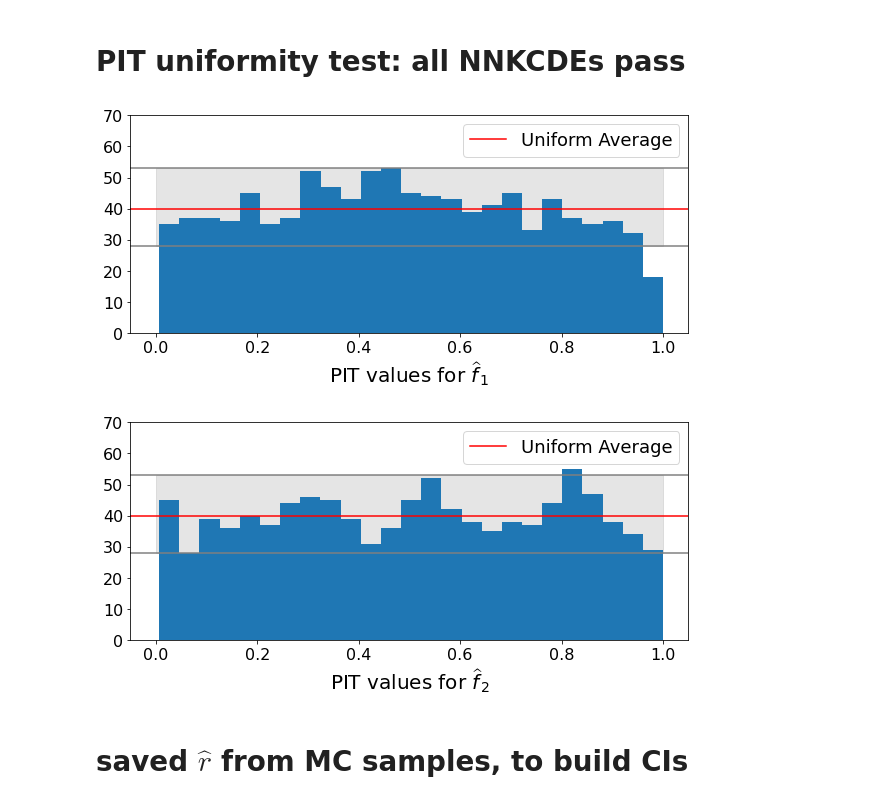
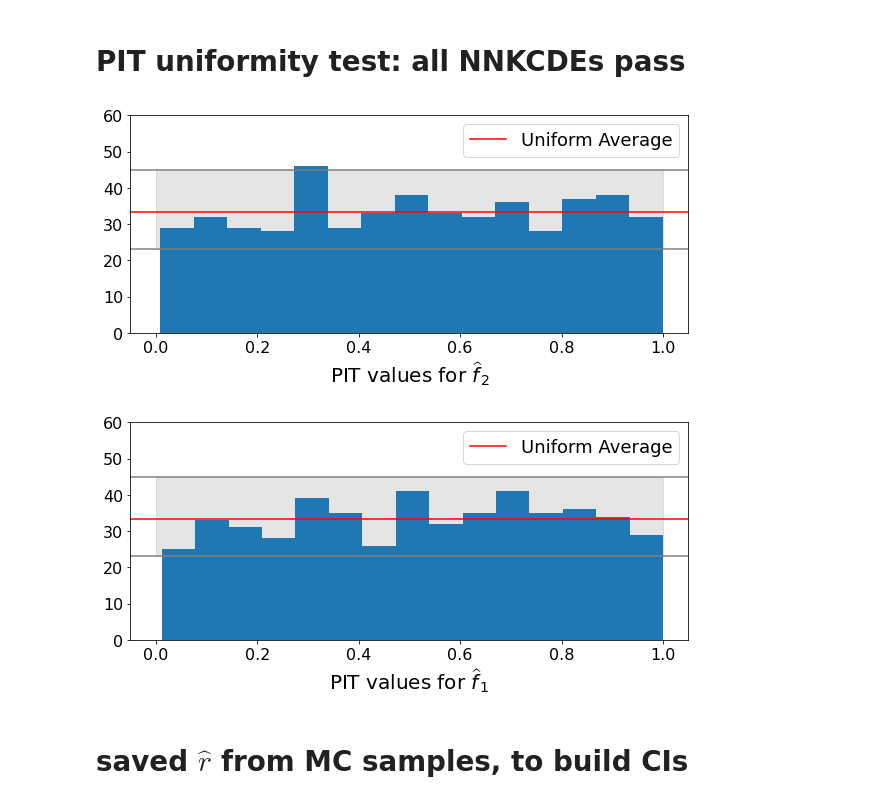
Before and after one commit to zhao-david/CDE-diagnostics, a Jupyter notebook: toy_example_1_v2.ipynb, the cells around one changed output. Saved outputs shown, nothing was run; the diff lists cells and outputs as text; code cells hidden in the pictures.

```diff
--- a/toy_example_1_v2.ipynb
+++ b/toy_example_1_v2.ipynb
@@ -38,7 +38,7 @@ def get_true_conditional_dist(X, Z, std=1):
 # %%
 # sample points
 rho = 0.8  #-0.2
-size = 15100  # train 10000, val 5000, test 100
+size = 15500  # train 10000, val 5000, test 500
 X_data, Y_data, Z_data = sample_X_Y_Z(rho=rho, size=size)
 # %%
 plt.scatter(X_data, Z_data)
@@ -121,7 +121,7 @@ model.fit(x_train=XZ_train, z_train=Y_train)
 n_grid = 151
 z_grid = np.linspace(-15, 15, n_grid)
 # %%
-n_test = 100
+n_test = 500
 XZ_test = np.array([[x,z] for x,z in zip(X_data[-n_test:], Z_data[-n_test:])])
 Y_test = np.array(Y_data[-n_test:])
 # %%
@@ -234,15 +249,17 @@ Integral of the first density integrates to: 1.00
 pit_values = 1 - cdf_coverage(cde_test, z_grid, Y_test)
 pit_values_X = 1 - cdf_coverage(cde_test_X, z_grid, Y_test)
 # %%
-fig_pit = plot_with_uniform_band(values=pit_values, ci_level=0.95, x_label='PIT values for $\widehat f_1$', n_bins=25, ylim=[0, 70])
+# good model
+fig_pit = plot_with_uniform_band(values=pit_values, ci_level=0.95, x_label='PIT values for $\widehat f_2$', n_bins=15, ylim=[0, 60])
 fig_pit
 # %% [output]
-[figure, old version]
+[figure, new version]
 # %%
-fig_pit = plot_with_uniform_band(values=pit_values_X, ci_level=0.95, x_label='PIT values for $\widehat f_2$', n_bins=25, ylim=[0, 70])
+# bad model
+fig_pit = plot_with_uniform_band(values=pit_values_X, ci_level=0.95, x_label='PIT values for $\widehat f_1$', n_bins=15, ylim=[0, 60])
 fig_pit
 # %% [output]
-[figure, old version]
+[figure, new version]
 # %%
 pit_values_dict = {'XZ': pit_values, 'X': pit_values_X}
 # %%
```
Also changed, not shown: parts of 140 cells of this notebook.
